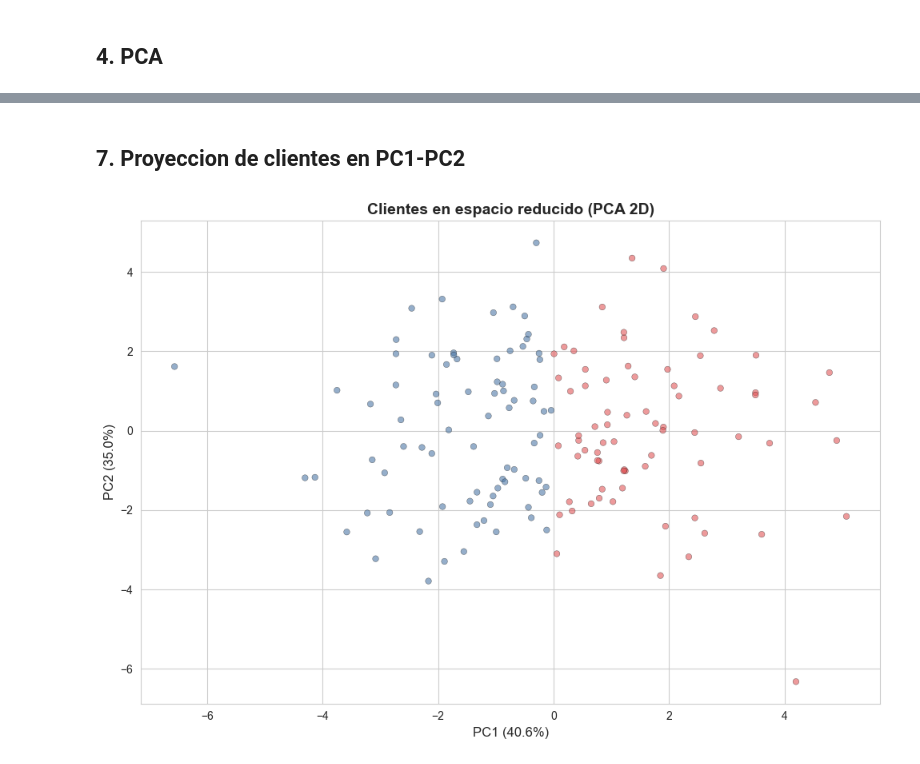
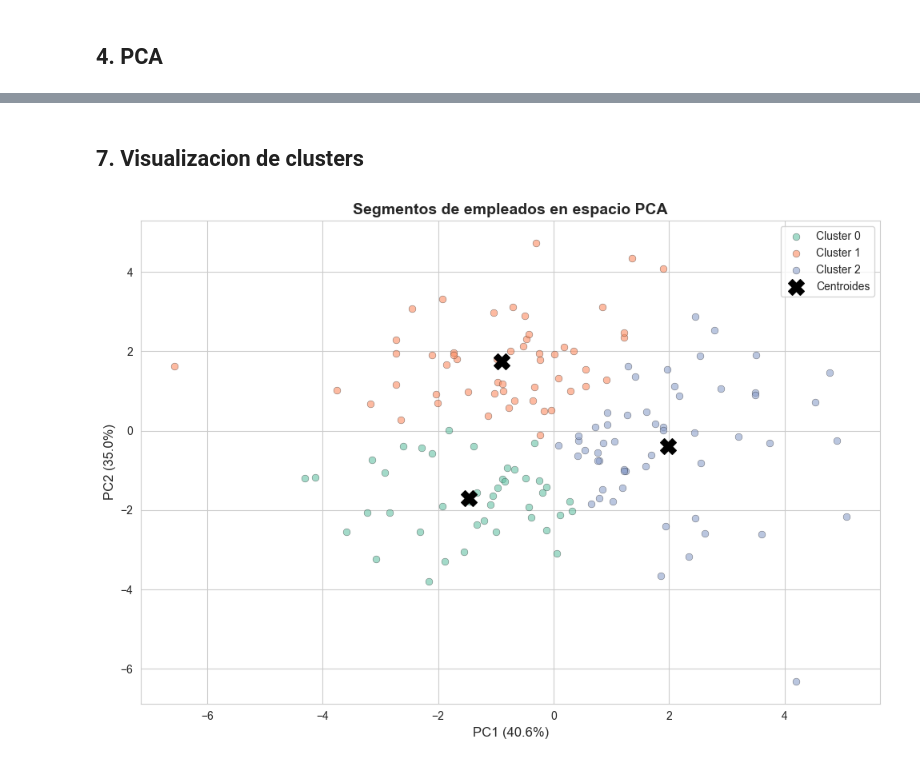
Before and after one commit to BORJAMOME/Data-Analytics-Portfolio, a Jupyter notebook: 03-Machine-Learning/02-no-supervisado/reduccion-dimensionalidad/pca/01-analisis-emails/notebook.ipynb, the cells around one changed output, grey strips where cells are left out. Drawn from its saved outputs; the diff is of its cells as text; code cells hidden in the pictures.

```diff
--- a/03-Machine-Learning/02-no-supervisado/reduccion-dimensionalidad/pca/01-analisis-emails/notebook.ipynb
+++ b/03-Machine-Learning/02-no-supervisado/reduccion-dimensionalidad/pca/01-analisis-emails/notebook.ipynb
@@ -109,18 +74,23 @@ Varianza explicada por componente:
 # %% [markdown]
 ## 4. PCA
 # %%
+pca = PCA(random_state=42)
+X_pca_full = pca.fit_transform(X_scaled)
+
+var_exp = pca.explained_variance_ratio_
+var_cum = np.cumsum(var_exp)
+
 fig, ax1 = plt.subplots(figsize=(10, 6))
-
 ax1.bar(range(1, len(var_exp)+1), var_exp * 100, alpha=0.6, color="#3498db", label="Individual")
 ax2 = ax1.twinx()
 ax2.plot(range(1, len(var_exp)+1), var_cum * 100, marker="o", color="#e74c3c",
          linewidth=2, label="Acumulada")
 ax2.axhline(y=80, color="gray", linestyle="--", alpha=0.5, label="80% umbral")
 
-ax1.set_xlabel("Componente principal", fontsize=12)
-ax1.set_ylabel("Varianza explicada (%)", fontsize=12, color="#3498db")
-ax2.set_ylabel("Varianza acumulada (%)", fontsize=12, color="#e74c3c")
-ax1.set_title("Scree Plot", fontsize=14, fontweight="bold")
+ax1.set_xlabel("Componente principal")
+ax1.set_ylabel("Varianza explicada (%)", color="#3498db")
+ax2.set_ylabel("Varianza acumulada (%)", color="#e74c3c")
+ax1.set_title("Scree Plot — Metricas de empleados", fontsize=14, fontweight="bold")
 
 lines1, labels1 = ax1.get_legend_handles_labels()
 lines2, labels2 = ax2.get_legend_handles_labels()
@@ -128,6 +98,7 @@ ax1.legend(lines1 + lines2, labels1 + labels2, loc="center right")
 plt.tight_layout()
 plt.show()
 
-n_comp_80 = np.argmax(var_cum >= 0.80) + 1
-print(f"Componentes para >= 80% varianza: {n_comp_80} de {len(num_cols)}")
+n_comp = np.argmax(var_cum >= 0.80) + 1
+print(f"Componentes para >= 80% varianza: {n_comp}")
+print(f"Varianza acumulada con {n_comp} PC: {var_cum[n_comp-1]*100:.1f}%")
 # %% [output]
@@ -164,32 +169,24 @@ PC3 dominada por: Edad, Antiguedad_Cliente, Emails_Abiertos
 # %% [markdown]
-## 7. Proyeccion de clientes en PC1-PC2
+## 7. Visualizacion de clusters
 # %%
-from matplotlib.colors import ListedColormap
+fig, ax = plt.subplots(figsize=(10, 7))
+colores = plt.cm.Set2.colors
 
-# Dos grupos según el signo de PC1
-grupo = (X_pca[:, 0] > 0).astype(int)
+for cl in range(best_k):
+    mask = df_clean["Cluster"] == cl
+    ax.scatter(X_reduced[mask, 0], X_reduced[mask, 1], alpha=0.6, s=40,
+               color=colores[cl], label=f"Cluster {cl}", edgecolors="k", linewidths=0.3)
 
-# Dos colores personalizados
-cmap = ListedColormap(["#4E79A7", "#E15759"])
+# Centroides
+centroids = kmeans.cluster_centers_
+ax.scatter(centroids[:, 0], centroids[:, 1], s=200, c="black", marker="X",
+           zorder=5, label="Centroides")
 
-fig, ax = plt.subplots(figsize=(10, 7))
-
-scatter = ax.scatter(
-    X_pca[:, 0],
-    X_pca[:, 1],
-    c=grupo,
-    cmap=cmap,
-    alpha=0.6,
-    s=30,
-    edgecolors="k",
-    linewidths=0.3
-)
-
-ax.set_xlabel(f"PC1 ({var_exp[0]*100:.1f}%)", fontsize=12)
-ax.set_ylabel(f"PC2 ({var_exp[1]*100:.1f}%)", fontsize=12)
-ax.set_title("Clientes en espacio reducido (PCA 2D)", fontsize=14, fontweight="bold")
-
+ax.set_xlabel(f"PC1 ({pca_final.explained_variance_ratio_[0]*100:.1f}%)", fontsize=12)
+ax.set_ylabel(f"PC2 ({pca_final.explained_variance_ratio_[1]*100:.1f}%)", fontsize=12)
+ax.set_title("Segmentos de empleados en espacio PCA", fontsize=14, fontweight="bold")
+ax.legend()
 plt.tight_layout()
 plt.show()
 # %% [output]
-[figure, old version]
+[figure, new version]
```
Also changed, not shown: parts of 13 cells of this notebook, 1 other file.
